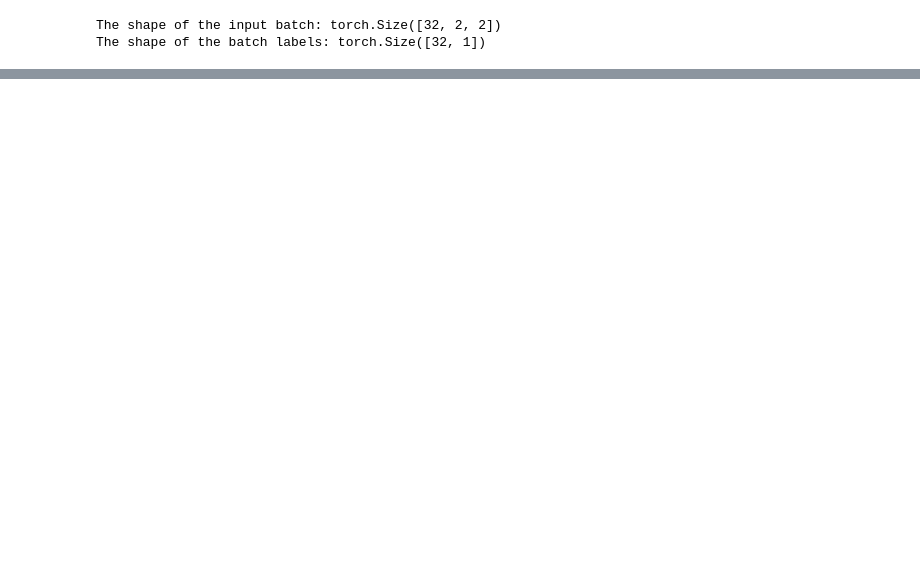
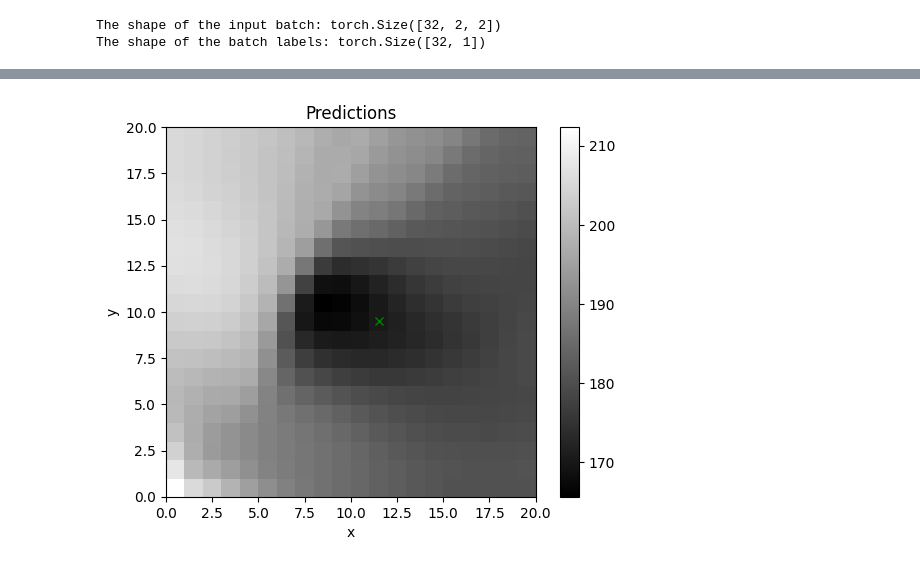
Before and after one commit to Alex427427427/2023_SRP_long_horizon, a Jupyter notebook: 2D_world/grid_env_PTR_training.ipynb, the cells around one changed output, grey strips where cells are left out. Saved outputs shown, nothing was run; the diff lists cells and outputs as text; code cells hidden in the pictures; blank space fills up the shorter version.

```diff
--- a/2D_world/grid_env_PTR_training.ipynb
+++ b/2D_world/grid_env_PTR_training.ipynb
@@ -152,0 +257,27 @@ def validation_step(input_batch, target_batch, model, loss_fn):
+# %%
+# plot the predictions over a 2D grid
+def plot_predictions(model, env):
+    # create a 2D grid
+    x = np.linspace(0, env.N-1, env.N)
+    y = np.linspace(0, env.N-1, env.N)
+    X, Y = np.meshgrid(x, y)
+
+    # create a tensor of the grid
+    grid = torch.tensor(np.stack([X.flatten(), Y.flatten()], axis=1), dtype=torch.float)
+    # get the predictions
+    preds = model.predict_time_to_goal(grid).detach().numpy()
+    #print(preds)
+    # reshape the predictions
+    preds = preds.reshape(env.N, env.N)
+    # plot the predictions
+    plt.imshow(preds.T, origin="lower",extent=[0,env.N,0,env.N], cmap='gray')
+    plt.colorbar()
+    plt.plot(env.xl+0.5,env.yl+0.5,'gx') # goal location
+    plt.xlabel('x')
+    plt.ylabel('y')
+    plt.title('Predictions')
+    plt.show()
+
+plot_predictions(model, env)
+# %% [output]
+[figure, added]
```
Also changed, not shown: parts of 7 cells of this notebook, 22 other files.
